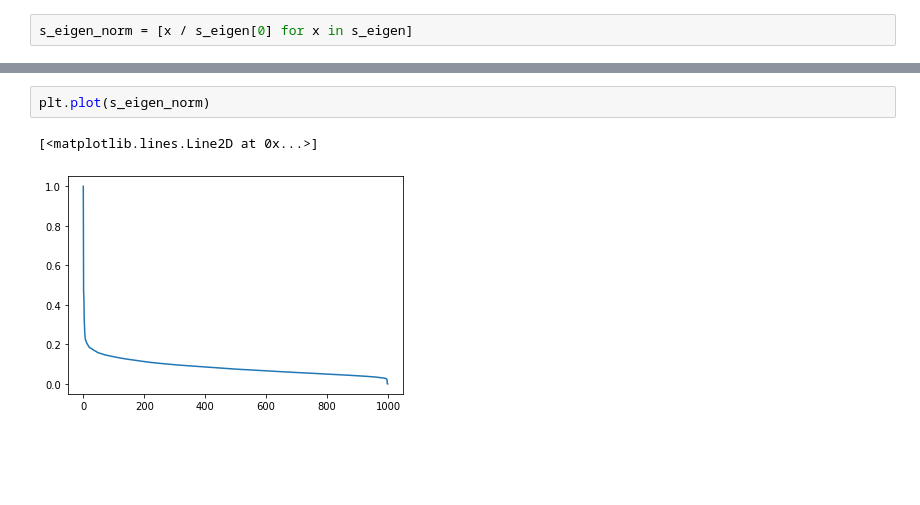
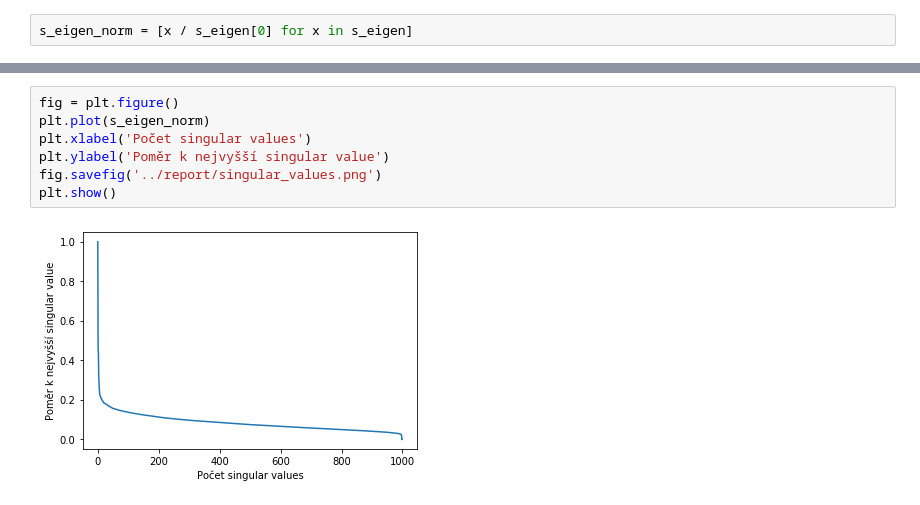
Before and after one commit to klesnkri/lsa-model, a Jupyter notebook: lsa/experiments.ipynb, the cells around one changed output, grey strips where cells are left out. Drawn from its saved outputs; the diff is of its cells as text; blank space fills up the shorter version.

Commit message:
Code for generating of graph image added

```diff
--- a/lsa/experiments.ipynb
+++ b/lsa/experiments.ipynb
@@ -114,5 +114,9 @@ s_eigen_norm
-# %%
-plt.plot(s_eigen_norm)
-# %% [output]
-[<matplotlib.lines.Line2D at 0x...>]
-[figure, removed]
+# %%
+fig = plt.figure()
+plt.plot(s_eigen_norm)
+plt.xlabel('Počet singular values')
+plt.ylabel('Poměr k nejvyšší singular value')
+fig.savefig('../report/singular_values.png')
+plt.show()
+# %% [output]
+[figure, added]
```
Also changed, not shown: parts of 6 cells of this notebook.
